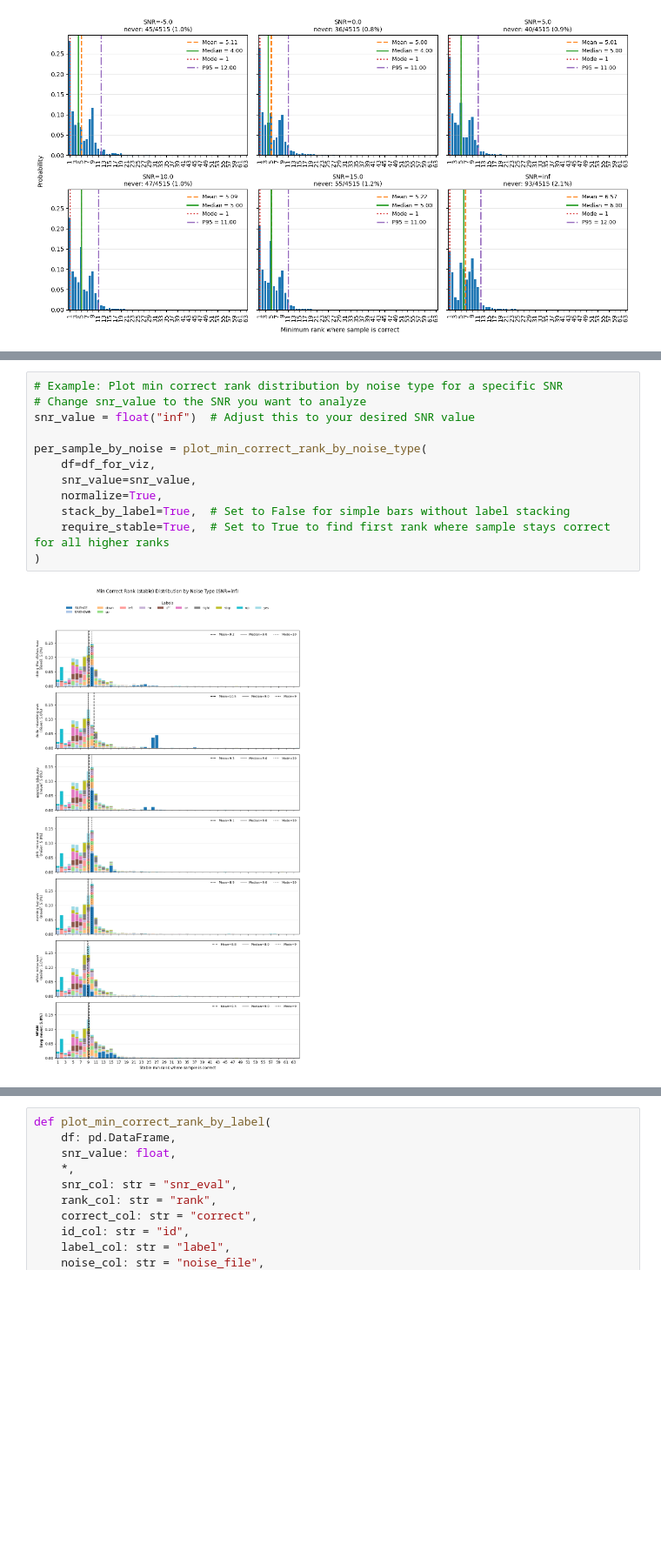
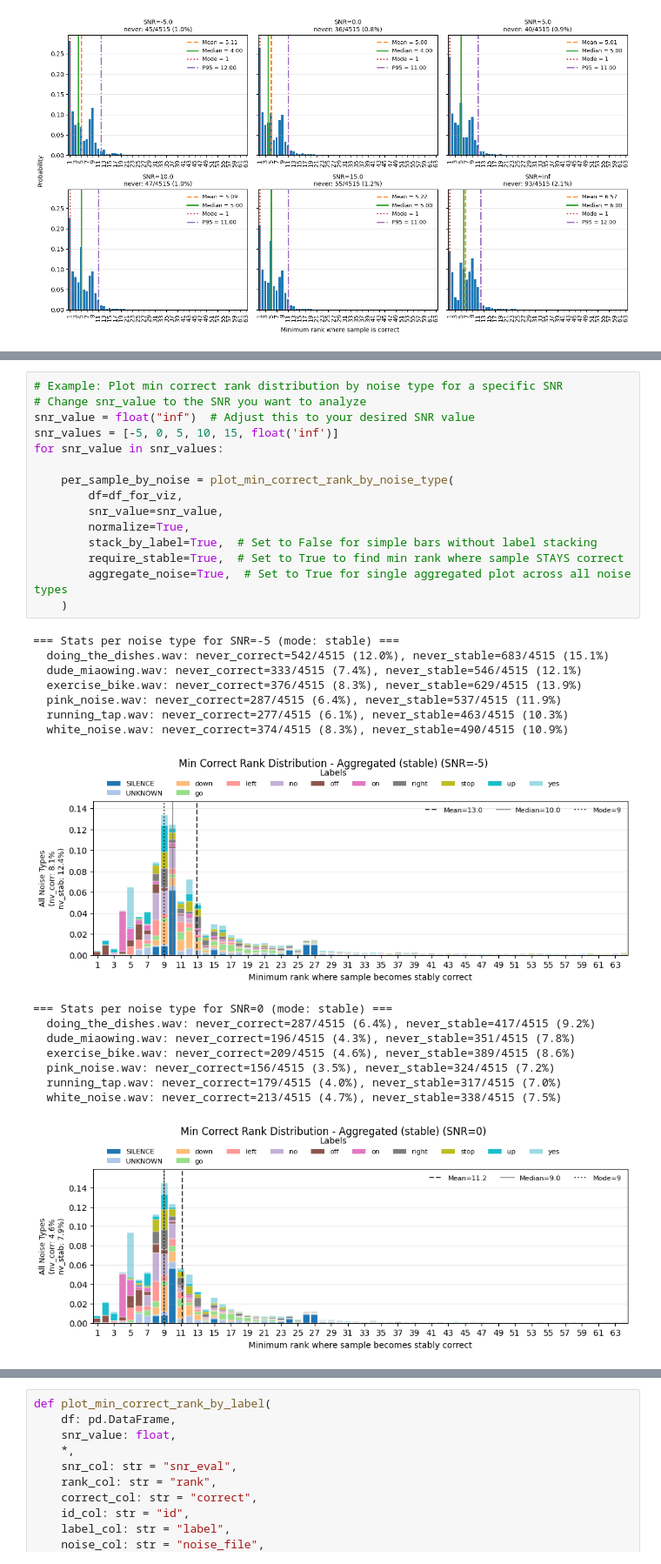
Before and after one commit to c-wejendorp/thesis, a Jupyter notebook: scripts/keyword_spotting/base_model_viz.ipynb, the cells around one changed output, grey strips where cells are left out. Shown at 87% size. Cells and saved outputs as stored; diff of their text form; blank space fills up the shorter version.

```diff
--- a/scripts/keyword_spotting/base_model_viz.ipynb
+++ b/scripts/keyword_spotting/base_model_viz.ipynb
@@ -604,14 +685,32 @@ def plot_min_correct_rank_by_noise_type(
 # %%
 # Example: Plot min correct rank distribution by noise type for a specific SNR
 # Change snr_value to the SNR you want to analyze
 snr_value = float("inf")  # Adjust this to your desired SNR value
+snr_values = [-5, 0, 5, 10, 15, float('inf')]
+for snr_value in snr_values:
 
-per_sample_by_noise = plot_min_correct_rank_by_noise_type(
-    df=df_for_viz,
-    snr_value=snr_value,
-    normalize=True,
-    stack_by_label=True,  # Set to False for simple bars without label stacking
-    require_stable=True,  # Set to True to find first rank where sample stays correct for all higher ranks
-)
+    per_sample_by_noise = plot_min_correct_rank_by_noise_type(
+        df=df_for_viz,
+        snr_value=snr_value,
+        normalize=True,
+        stack_by_label=True,  # Set to False for simple bars without label stacking
+        require_stable=True,  # Set to True to find min rank where sample STAYS correct
+        aggregate_noise=True,  # Set to True for single aggregated plot across all noise types
+    )
 # %% [output]
+=== Stats per noise type for SNR=-5 (mode: stable) ===
+  doing_the_dishes.wav: never_correct=542/4515 (12.0%), never_stable=683/4515 (15.1%)
+  dude_miaowing.wav: never_correct=333/4515 (7.4%), never_stable=546/4515 (12.1%)
+  exercise_bike.wav: never_correct=376/4515 (8.3%), never_stable=629/4515 (13.9%)
+  pink_noise.wav: never_correct=287/4515 (6.4%), never_stable=537/4515 (11.9%)
+  running_tap.wav: never_correct=277/4515 (6.1%), never_stable=463/4515 (10.3%)
+  white_noise.wav: never_correct=374/4515 (8.3%), never_stable=490/4515 (10.9%)
-[figure, old version]
+[figure, new version]
+=== Stats per noise type for SNR=0 (mode: stable) ===
+  doing_the_dishes.wav: never_correct=287/4515 (6.4%), never_stable=417/4515 (9.2%)
+  dude_miaowing.wav: never_correct=196/4515 (4.3%), never_stable=351/4515 (7.8%)
+  exercise_bike.wav: never_correct=209/4515 (4.6%), never_stable=389/4515 (8.6%)
+  pink_noise.wav: never_correct=156/4515 (3.5%), never_stable=324/4515 (7.2%)
+  running_tap.wav: never_correct=179/4515 (4.0%), never_stable=317/4515 (7.0%)
+  white_noise.wav: never_correct=213/4515 (4.7%), never_stable=338/4515 (7.5%)
+[figure, added]
```
Also changed, not shown: parts of 3 cells of this notebook.
